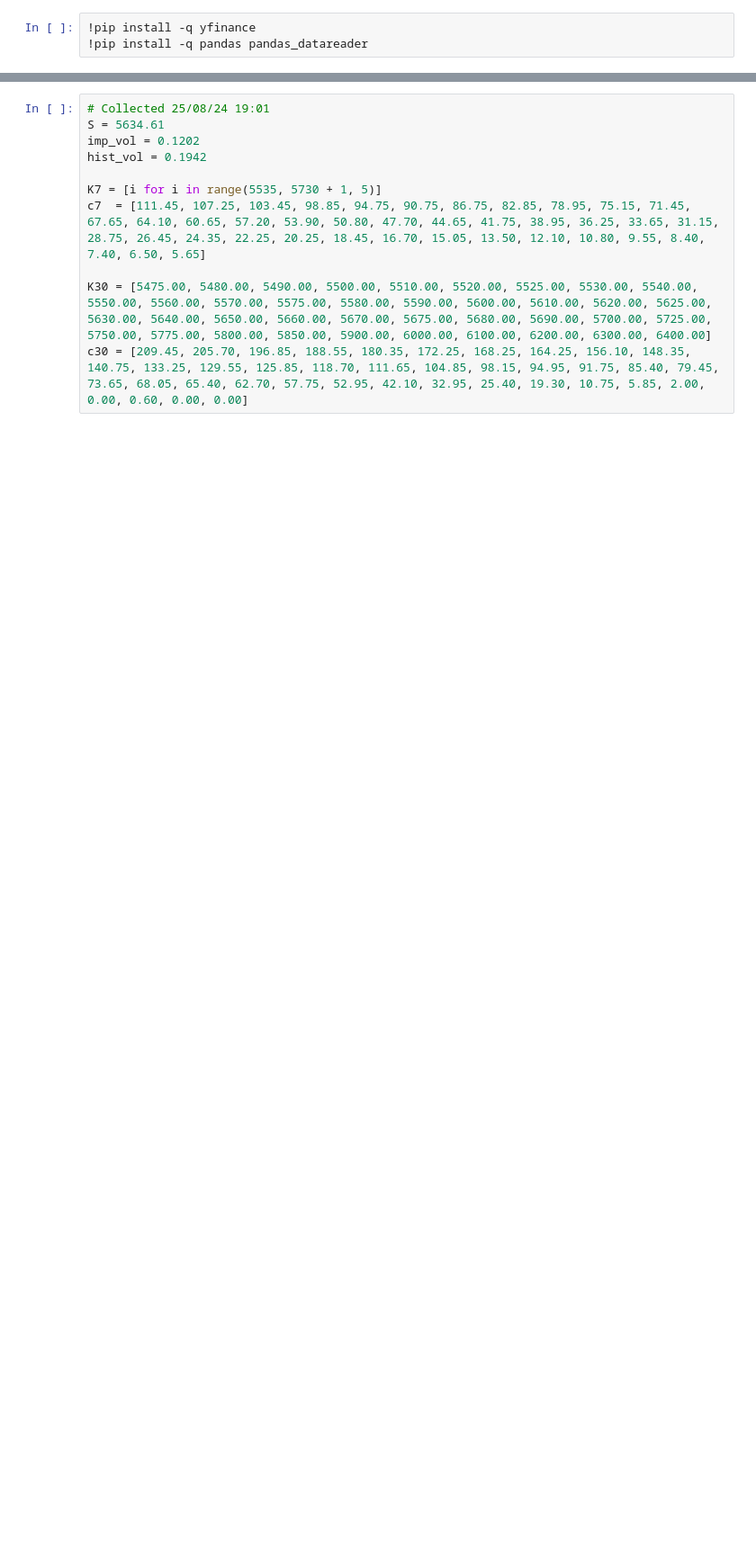
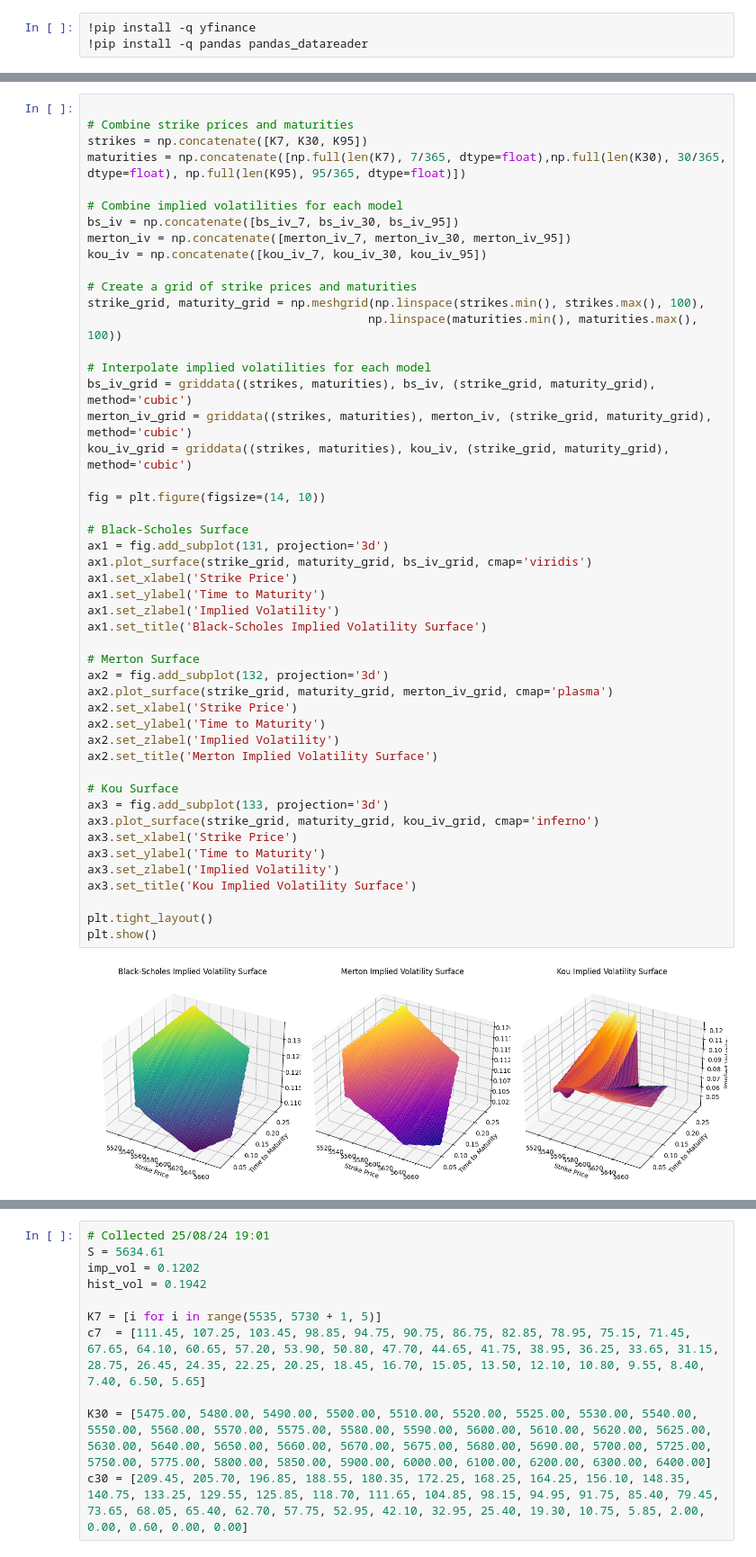
Before and after one commit to farhanbham/Comparing-Option-Pricing-Models, a Jupyter notebook: comparison-of-option-pricing-models.ipynb, the cells around one changed output, grey strips where cells are left out. Shown at 90% size. Drawn from its saved outputs; the diff is of its cells as text; blank space fills up the shorter version.

```diff
--- a/comparison-of-option-pricing-models.ipynb
+++ b/comparison-of-option-pricing-models.ipynb
@@ -34,0 +651,50 @@ p95 = [96.45,97.85,99.25,100.65,102.15,103.65,105.2,106.75,108.3,109.9,111.5,113
+# %%
+
+# Combine strike prices and maturities
+strikes = np.concatenate([K7, K30, K95])
+maturities = np.concatenate([np.full(len(K7), 7/365, dtype=float),np.full(len(K30), 30/365, dtype=float), np.full(len(K95), 95/365, dtype=float)])
+
+# Combine implied volatilities for each model
+bs_iv = np.concatenate([bs_iv_7, bs_iv_30, bs_iv_95])
+merton_iv = np.concatenate([merton_iv_7, merton_iv_30, merton_iv_95])
+kou_iv = np.concatenate([kou_iv_7, kou_iv_30, kou_iv_95])
+
+# Create a grid of strike prices and maturities
+strike_grid, maturity_grid = np.meshgrid(np.linspace(strikes.min(), strikes.max(), 100),
+                                        np.linspace(maturities.min(), maturities.max(), 100))
+
+# Interpolate implied volatilities for each model
+bs_iv_grid = griddata((strikes, maturities), bs_iv, (strike_grid, maturity_grid), method='cubic')
+merton_iv_grid = griddata((strikes, maturities), merton_iv, (strike_grid, maturity_grid), method='cubic')
+kou_iv_grid = griddata((strikes, maturities), kou_iv, (strike_grid, maturity_grid), method='cubic')
+
+fig = plt.figure(figsize=(14, 10))
+
+# Black-Scholes Surface
+ax1 = fig.add_subplot(131, projection='3d')
+ax1.plot_surface(strike_grid, maturity_grid, bs_iv_grid, cmap='viridis')
+ax1.set_xlabel('Strike Price')
+ax1.set_ylabel('Time to Maturity')
+ax1.set_zlabel('Implied Volatility')
+ax1.set_title('Black-Scholes Implied Volatility Surface')
+
+# Merton Surface
+ax2 = fig.add_subplot(132, projection='3d')
+ax2.plot_surface(strike_grid, maturity_grid, merton_iv_grid, cmap='plasma')
+ax2.set_xlabel('Strike Price')
+ax2.set_ylabel('Time to Maturity')
+ax2.set_zlabel('Implied Volatility')
+ax2.set_title('Merton Implied Volatility Surface')
+
+# Kou Surface
+ax3 = fig.add_subplot(133, projection='3d')
+ax3.plot_surface(strike_grid, maturity_grid, kou_iv_grid, cmap='inferno')
+ax3.set_xlabel('Strike Price')
+ax3.set_ylabel('Time to Maturity')
+ax3.set_zlabel('Implied Volatility')
+ax3.set_title('Kou Implied Volatility Surface')
+
+plt.tight_layout()
+plt.show()
+# %% [output]
+[figure, added]
```
Also changed, not shown: parts of 55 cells of this notebook.
